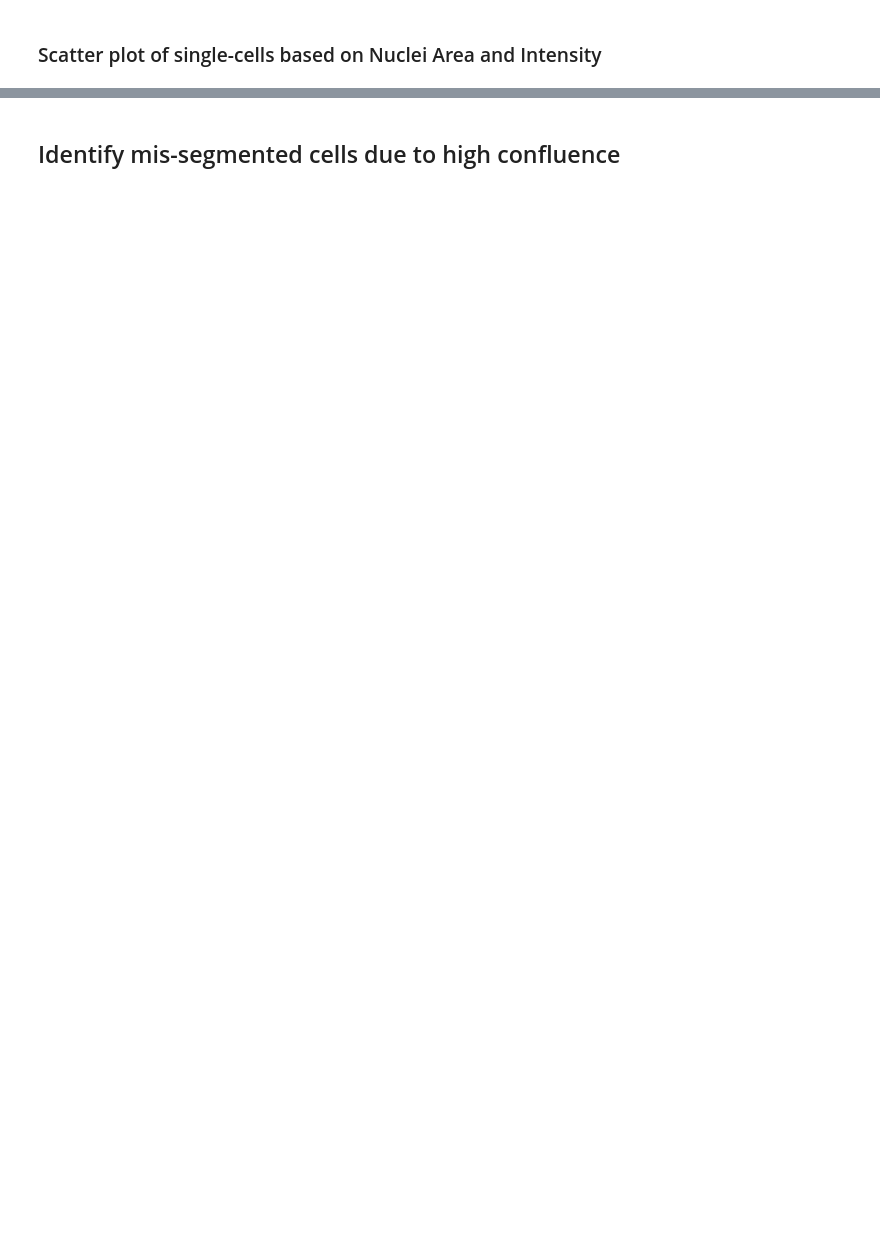
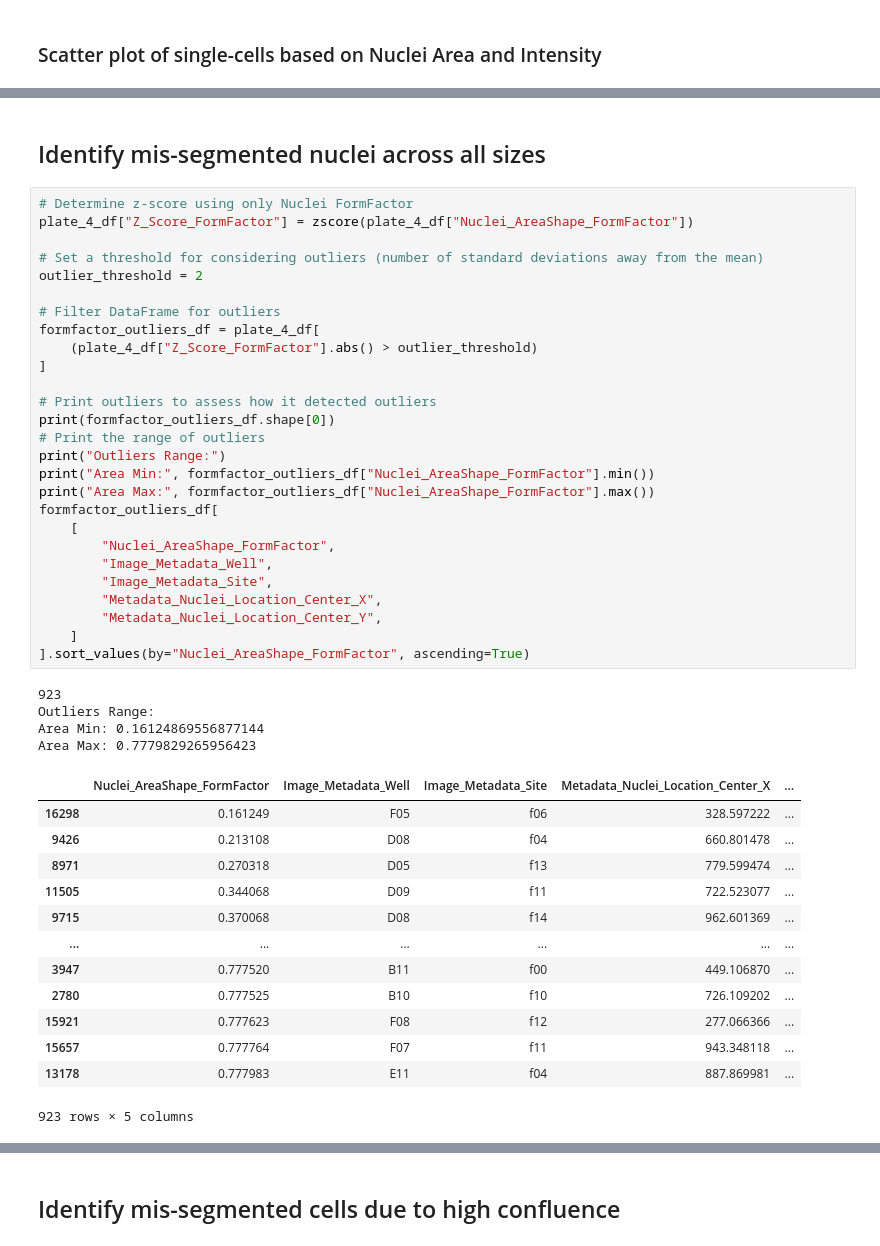
Before and after one commit to WayScience/cellpainting_predicts_cardiac_fibrosis, a Jupyter notebook: 3.process_cfret_features/1.sc_quality_control.ipynb, the cells around one changed output, grey strips where cells are left out. Drawn from its saved outputs; the diff is of its cells as text; blank space fills up the shorter version.

```diff
--- a/3.process_cfret_features/1.sc_quality_control.ipynb
+++ b/3.process_cfret_features/1.sc_quality_control.ipynb
@@ -161,0 +166,47 @@ plt.show()
+# %% [markdown]
+## Identify mis-segmented nuclei across all sizes
+# %%
+# Determine z-score using only Nuclei FormFactor
+plate_4_df["Z_Score_FormFactor"] = zscore(plate_4_df["Nuclei_AreaShape_FormFactor"])
+
+# Set a threshold for considering outliers (number of standard deviations away from the mean)
+outlier_threshold = 2
+
+# Filter DataFrame for outliers
+formfactor_outliers_df = plate_4_df[
+    (plate_4_df["Z_Score_FormFactor"].abs() > outlier_threshold)
+]
+
+# Print outliers to assess how it detected outliers
+print(formfactor_outliers_df.shape[0])
+# Print the range of outliers
+print("Outliers Range:")
+print("Area Min:", formfactor_outliers_df["Nuclei_AreaShape_FormFactor"].min())
+print("Area Max:", formfactor_outliers_df["Nuclei_AreaShape_FormFactor"].max())
+formfactor_outliers_df[
+    [
+        "Nuclei_AreaShape_FormFactor",
+        "Image_Metadata_Well",
+        "Image_Metadata_Site",
+        "Metadata_Nuclei_Location_Center_X",
+        "Metadata_Nuclei_Location_Center_Y",
+    ]
+].sort_values(by="Nuclei_AreaShape_FormFactor", ascending=True)
+# %% [output]
+923
+Outliers Range:
+Area Min: 0.16124869556877144
+Area Max: 0.7779829265956423
+|  | Nuclei_AreaShape_FormFactor | Image_Metadata_Well | Image_Metadata_Site | Metadata_Nuclei_Location_Center_X | ... |
+| 16298 | 0.161249 | F05 | f06 | 328.597222 | ... |
+| 9426 | 0.213108 | D08 | f04 | 660.801478 | ... |
+| 8971 | 0.270318 | D05 | f13 | 779.599474 | ... |
+| 11505 | 0.344068 | D09 | f11 | 722.523077 | ... |
+| 9715 | 0.370068 | D08 | f14 | 962.601369 | ... |
+| ... | ... | ... | ... | ... | ... |
+| 3947 | 0.777520 | B11 | f00 | 449.106870 | ... |
+| 2780 | 0.777525 | B10 | f10 | 726.109202 | ... |
+| 15921 | 0.777623 | F08 | f12 | 277.066366 | ... |
+| 15657 | 0.777764 | F07 | f11 | 943.348118 | ... |
+| 13178 | 0.777983 | E11 | f04 | 887.869981 | ... |
+923 rows × 5 columns
```
Also changed, not shown: parts of 11 cells of this notebook, 20 other files.
